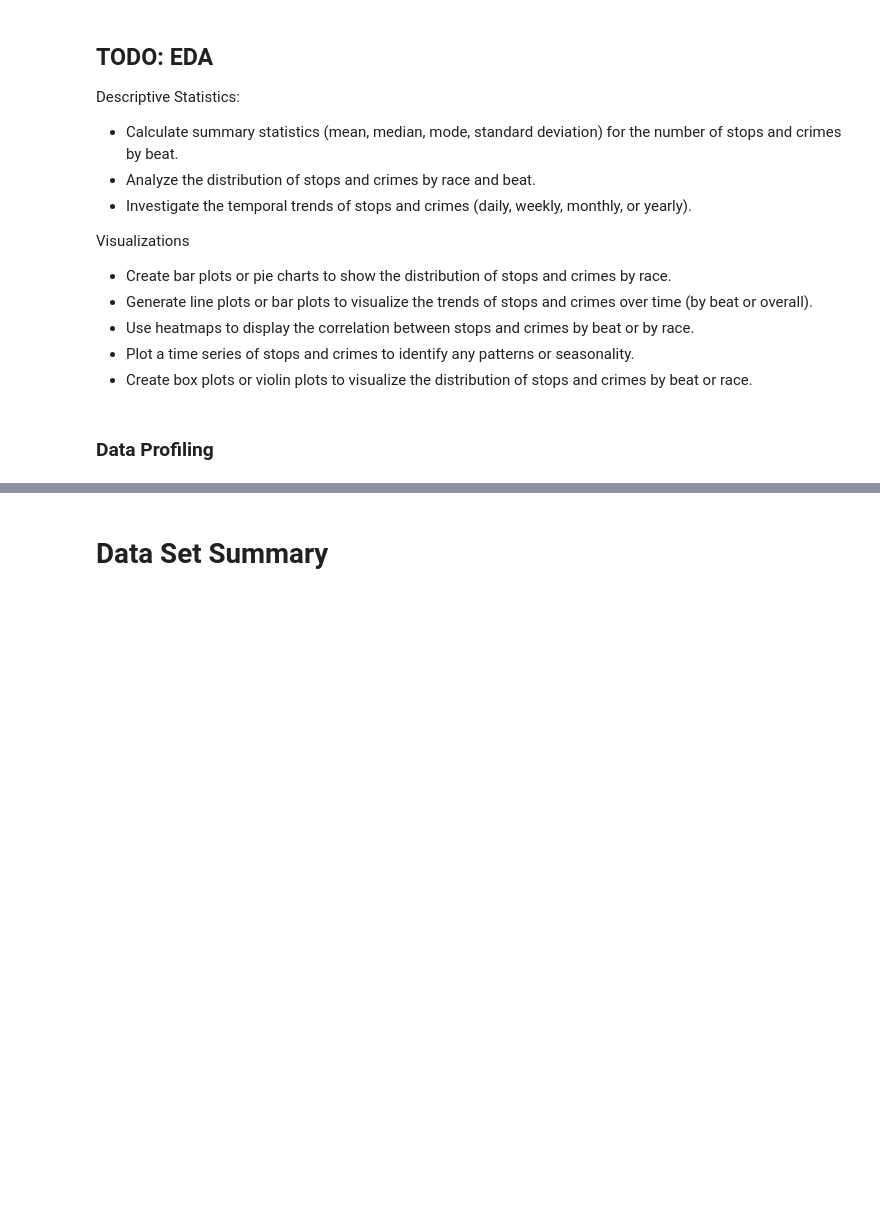
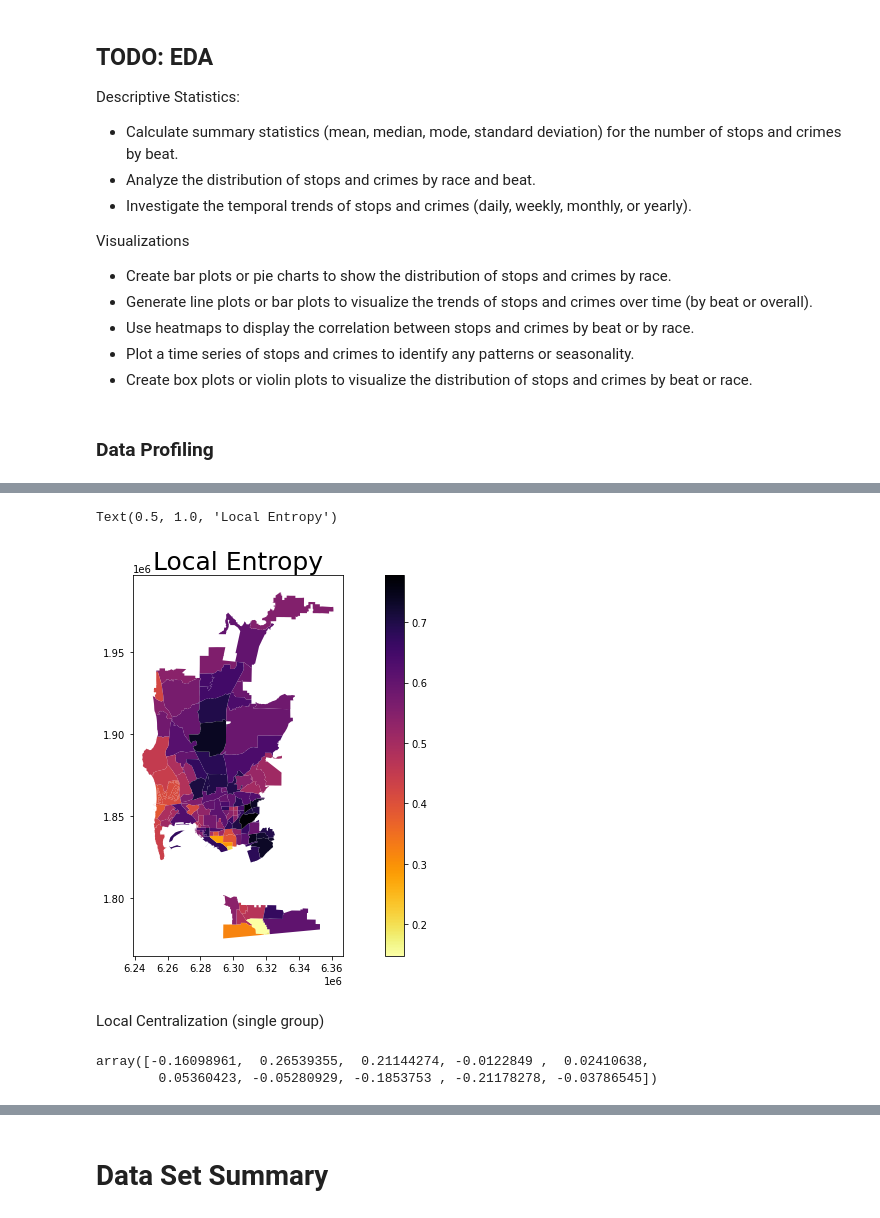
Before and after one commit to aldabbagh/DPI617, a Jupyter notebook: starter.ipynb, the cells around one changed output, grey strips where cells are left out. Drawn from its saved outputs; the diff is of its cells as text; code cells hidden in the pictures; blank space fills up the shorter version.

```diff
--- a/starter.ipynb
+++ b/starter.ipynb
@@ -575,0 +728,16 @@ profile.to_file("crime_data_report.html")
+# %%
+input_df['Local_Entropy'] = index.statistics
+input_df.head()
+ax = input_df.plot(column = 'Local_Entropy', cmap = 'inferno_r', legend = True, figsize = (15,7))
+ax.set_title("Local Entropy", fontsize = 25)
+# %% [output]
+Text(0.5, 1.0, 'Local Entropy')
+[figure, added]
+# %% [markdown]
+Local Centralization (single group)
+# %%
+index = LocalRelativeCentralization(input_df, 'black', 'total')
+index.statistics[0:10] # Values of first 10 units
+# %% [output]
+array([-0.16098961,  0.26539355,  0.21144274, -0.0122849 ,  0.02410638,
+        0.05360423, -0.05280929, -0.1853753 , -0.21178278, -0.03786545])
```
Also changed, not shown: parts of 15 cells of this notebook, 2 other files.
